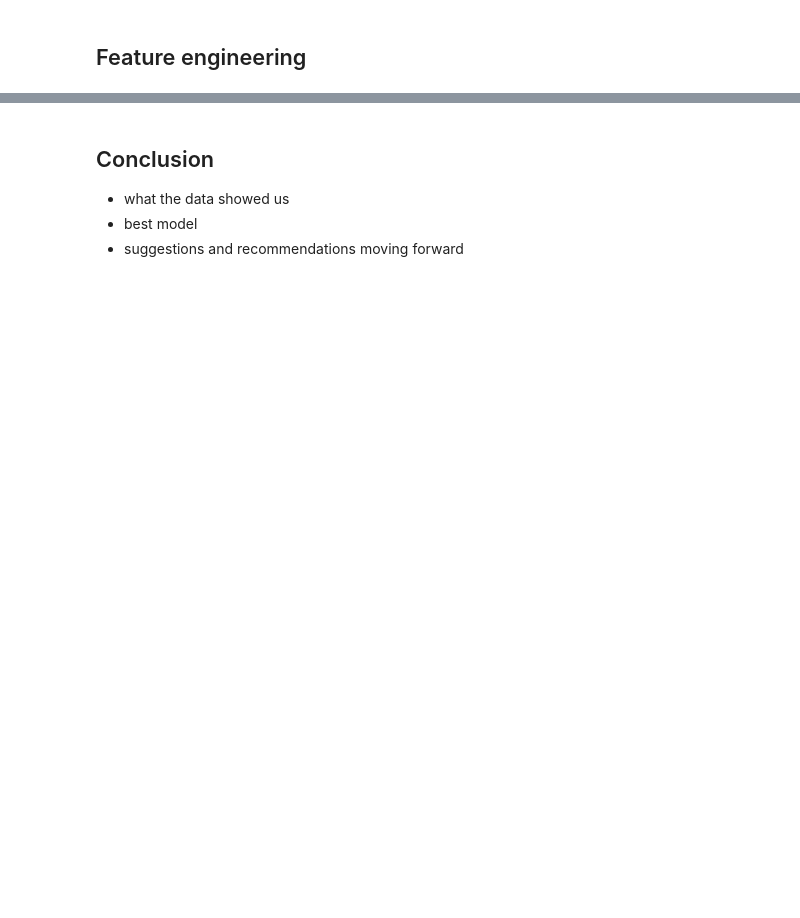
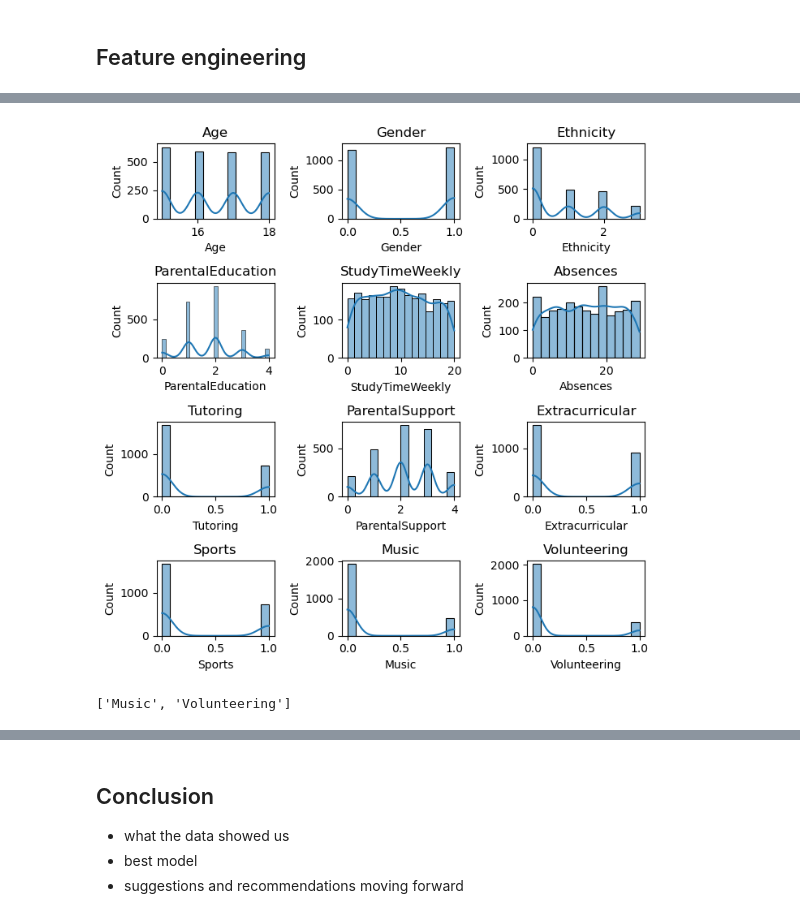
Before and after one commit to CantCode29/MLG382ProjectFolder, a Jupyter notebook: notebooks/BrightAcademyGradeAnalysisAndPredictionNoteBook.ipynb, the cells around one changed output, grey strips where cells are left out. Cells and saved outputs as stored; diff of their text form; code cells hidden in the pictures; blank space fills up the shorter version.

```diff
--- a/notebooks/BrightAcademyGradeAnalysisAndPredictionNoteBook.ipynb
+++ b/notebooks/BrightAcademyGradeAnalysisAndPredictionNoteBook.ipynb
@@ -130,7 +130,7 @@ Name: GradeClass, dtype: int64
 - We'll start by getting  basic information about the data usnig some methods prevelant in the pandas library.
 # %%
 display(df.info())
-df.drop(columns='StudentID',inplace=True)
+df.drop(columns=['StudentID'],inplace=True)
 # %% [output]
 <class 'pandas.core.frame.DataFrame'>
 RangeIndex: 2392 entries, 0 to 2391
@@ -401,4 +401,4 @@ GradeClass           0
 dtype: int64
 # %%
 ## Removing unncessary columns
-df.drop(columns='StudentID',inplace=True)
+df = df.drop(columns='GPA')
@@ -737,0 +423,22 @@ weighted avg       0.84      0.84      0.84       479
+# %%
+numeric_data = df.select_dtypes(include=['number']).columns.to_list()
+numeric_features = [col for col in numeric_data if col != 'GradeClass']
+categorical_features = df.select_dtypes(include=['object', 'category']).columns.tolist()
+
+plt.figure(figsize=(7, 7))
+for i, col in enumerate(df[numeric_features].columns):
+    plt.subplot(4, 3, i+1)
+    sns.histplot(df[col], kde=True)
+    plt.title(col)
+plt.tight_layout()
+plt.show()
+# %% [output]
+[figure, added]
+# %%
+need_scaling  = []
+for col in numeric_data:
+    if abs(df[col].skew()) >= 1:
+        need_scaling.append(col)
+print(need_scaling)
+# %% [output]
+['Music', 'Volunteering']
```
Also changed, not shown: parts of 39 cells of this notebook, 5 other files.
